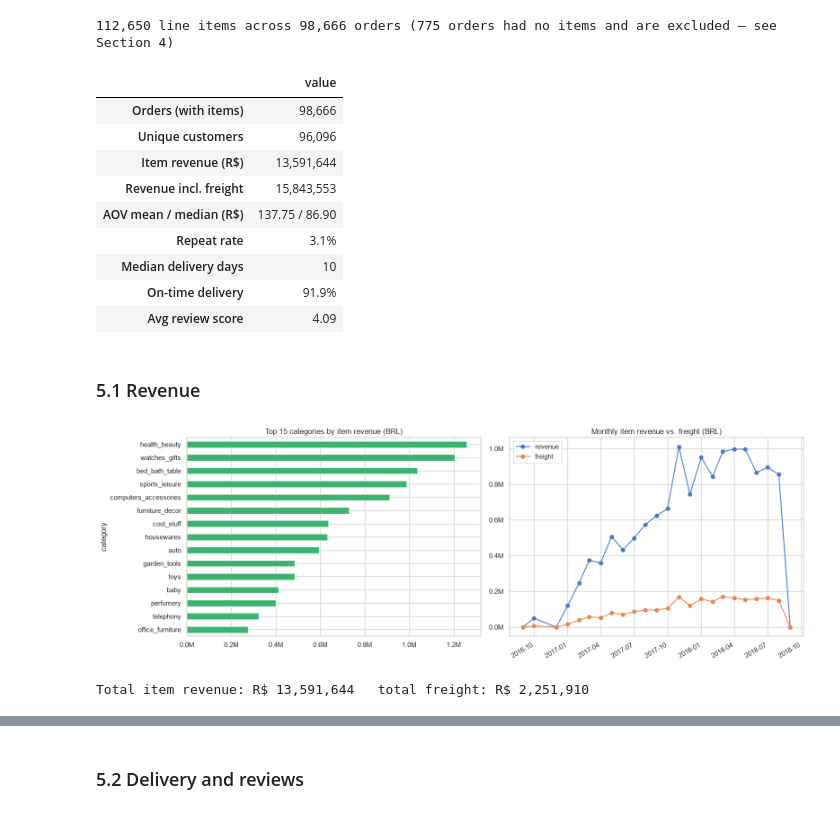
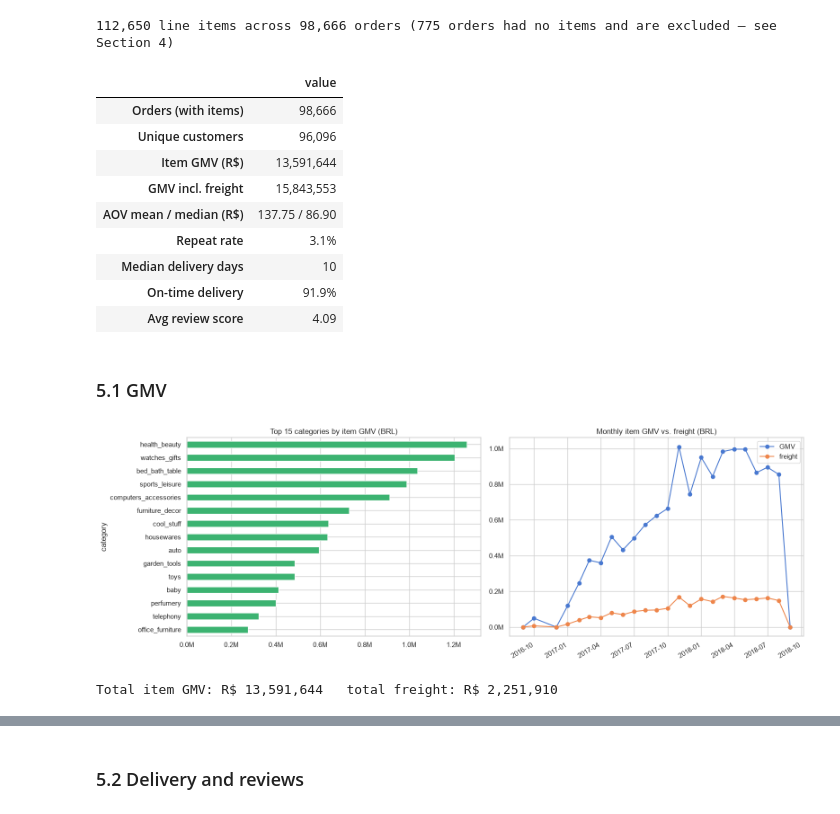
Before and after one commit to IT5006-Group9/IT5006-Group9-Olist-Project, a Jupyter notebook: notebooks/olist_eda.ipynb, the cells around one changed output, grey strips where cells are left out. Drawn from its saved outputs; the diff is of its cells as text; code cells hidden in the pictures.

Commit message:
fix: rename revenue to GVM. Validate 99.73% match in payment value (payments) = price + freight (orders). Compared effect of varying seller-buyer distance and some features

```diff
--- a/notebooks/olist_eda.ipynb
+++ b/notebooks/olist_eda.ipynb
@@ -830,7 +894,7 @@ df["year_month"]    = df.order_purchase_timestamp.dt.to_period("M")
 df["day_of_week"]   = df.order_purchase_timestamp.dt.day_name()
 df["delivery_days"] = (df.order_delivered_customer_date - df.order_purchase_timestamp).dt.days
 df["is_on_time"]    = df.order_delivered_customer_date <= df.order_estimated_delivery_date   # False when undelivered
-df["item_revenue"]  = df.price + df.freight_value
+df["item_total_price"]  = df.price + df.freight_value
 
 full = df   # keep the old name so the rest of Section 5 runs unchanged
 
@@ -847,8 +911,8 @@ orders_per_person = customers.customer_unique_id.value_counts()
 kpis = pd.Series({
     "Orders (with items)":     f"{df.order_id.nunique():,}",
     "Unique customers":        f"{customers.customer_unique_id.nunique():,}",
-    "Item revenue (R$)":       f"{df.price.sum():,.0f}",
-    "Revenue incl. freight":   f"{df.item_revenue.sum():,.0f}",
+    "Item GMV (R$)":       f"{df.price.sum():,.0f}",
+    "GMV incl. freight":   f"{df.item_total_price.sum():,.0f}",
     "AOV mean / median (R$)":  f"{order_totals.mean():.2f} / {order_totals.median():.2f}",
     "Repeat rate":             f"{(orders_per_person > 1).mean():.1%}",
     "Median delivery days":    f"{delivered_df.drop_duplicates('order_id').delivery_days.median():.0f}",
@@ -860,33 +924,33 @@ kpis.to_frame()
 |  | value |
 | Orders (with items) | 98,666 |
 | Unique customers | 96,096 |
-| Item revenue (R$) | 13,591,644 |
-| Revenue incl. freight | 15,843,553 |
+| Item GMV (R$) | 13,591,644 |
+| GMV incl. freight | 15,843,553 |
 | AOV mean / median (R$) | 137.75 / 86.90 |
 | Repeat rate | 3.1% |
 | Median delivery days | 10 |
 | On-time delivery | 91.9% |
 | Avg review score | 4.09 |
 # %% [markdown]
-### 5.1 Revenue
+### 5.1 GMV
 # %%
 fig, axes = plt.subplots(1, 2, figsize=(16, 5.5))
 
 rev_cat = full.groupby("category").price.sum().sort_values(ascending=False).head(15)
 rev_cat.plot.barh(ax=axes[0], color="mediumseagreen")
-axes[0].invert_yaxis(); axes[0].set_title("Top 15 categories by item revenue (BRL)")
+axes[0].invert_yaxis(); axes[0].set_title("Top 15 categories by item GMV (BRL)")
 axes[0].xaxis.set_major_formatter(plt.FuncFormatter(lambda x, _: f"{x/1e6:.1f}M"))
 
-rev_m = full.groupby("year_month").agg(revenue=("price", "sum"), freight=("freight_value", "sum"))
+rev_m = full.groupby("year_month").agg(GMV=("price", "sum"), freight=("freight_value", "sum"))
 rev_m.index = rev_m.index.to_timestamp()
 rev_m.plot(ax=axes[1], marker="o")
-axes[1].set_title("Monthly item revenue vs. freight (BRL)"); axes[1].set_xlabel("")
+axes[1].set_title("Monthly item GMV vs. freight (BRL)"); axes[1].set_xlabel("")
 axes[1].yaxis.set_major_formatter(plt.FuncFormatter(lambda x, _: f"{x/1e6:.1f}M"))
 plt.tight_layout(); plt.show()
 
-print(f"Total item revenue: R$ {full.price.sum():,.0f}   total freight: R$ {full.freight_value.sum():,.0f}")
+print(f"Total item GMV: R$ {full.price.sum():,.0f}   total freight: R$ {full.freight_value.sum():,.0f}")
 # %% [output]
-[figure, old version]
+[figure, new version]
-Total item revenue: R$ 13,591,644   total freight: R$ 2,251,910
+Total item GMV: R$ 13,591,644   total freight: R$ 2,251,910
 # %%
 state = full.groupby("customer_state").agg(orders=("order_id", "nunique"),
```
Also changed, not shown: parts of 14 cells of this notebook.
